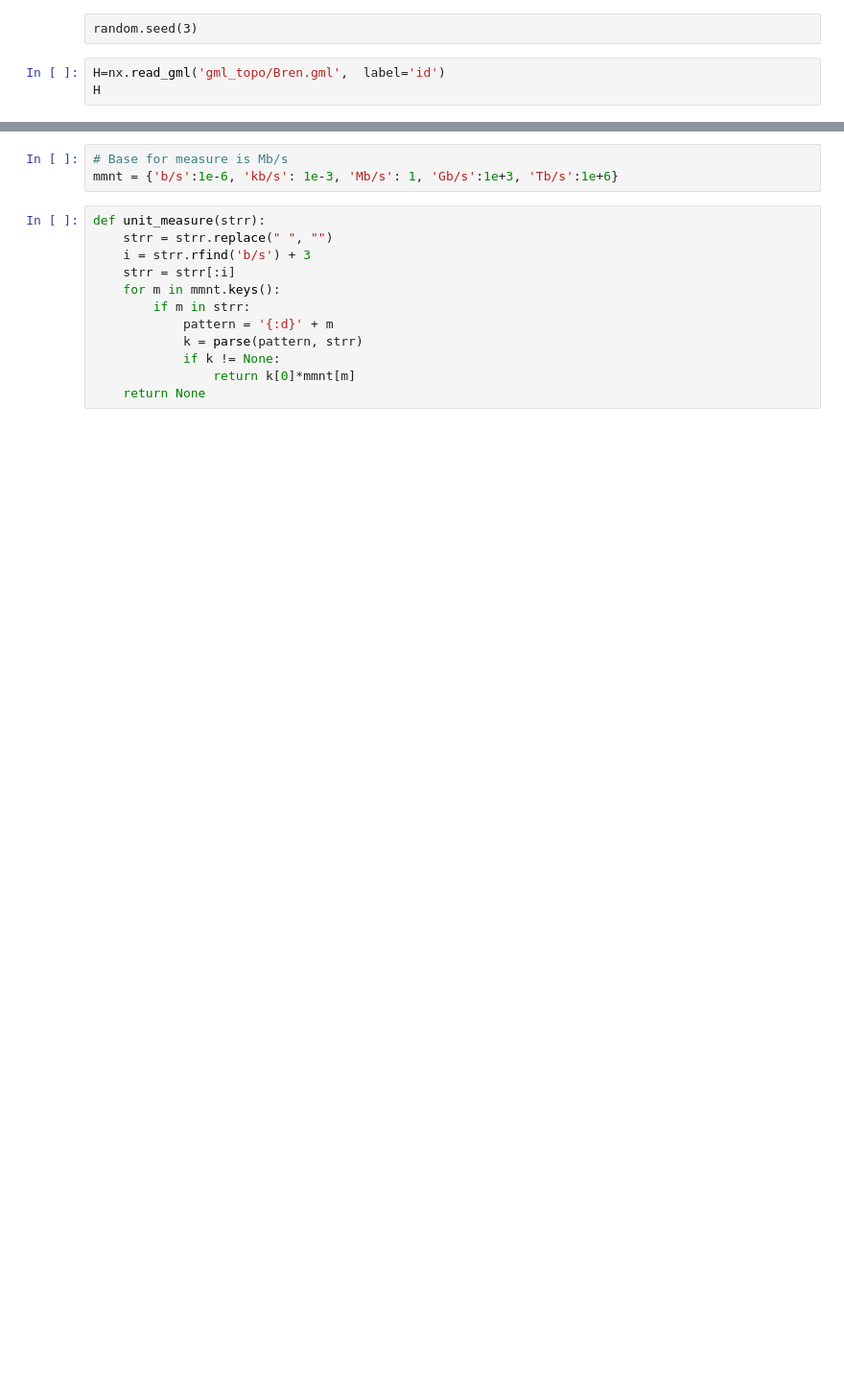
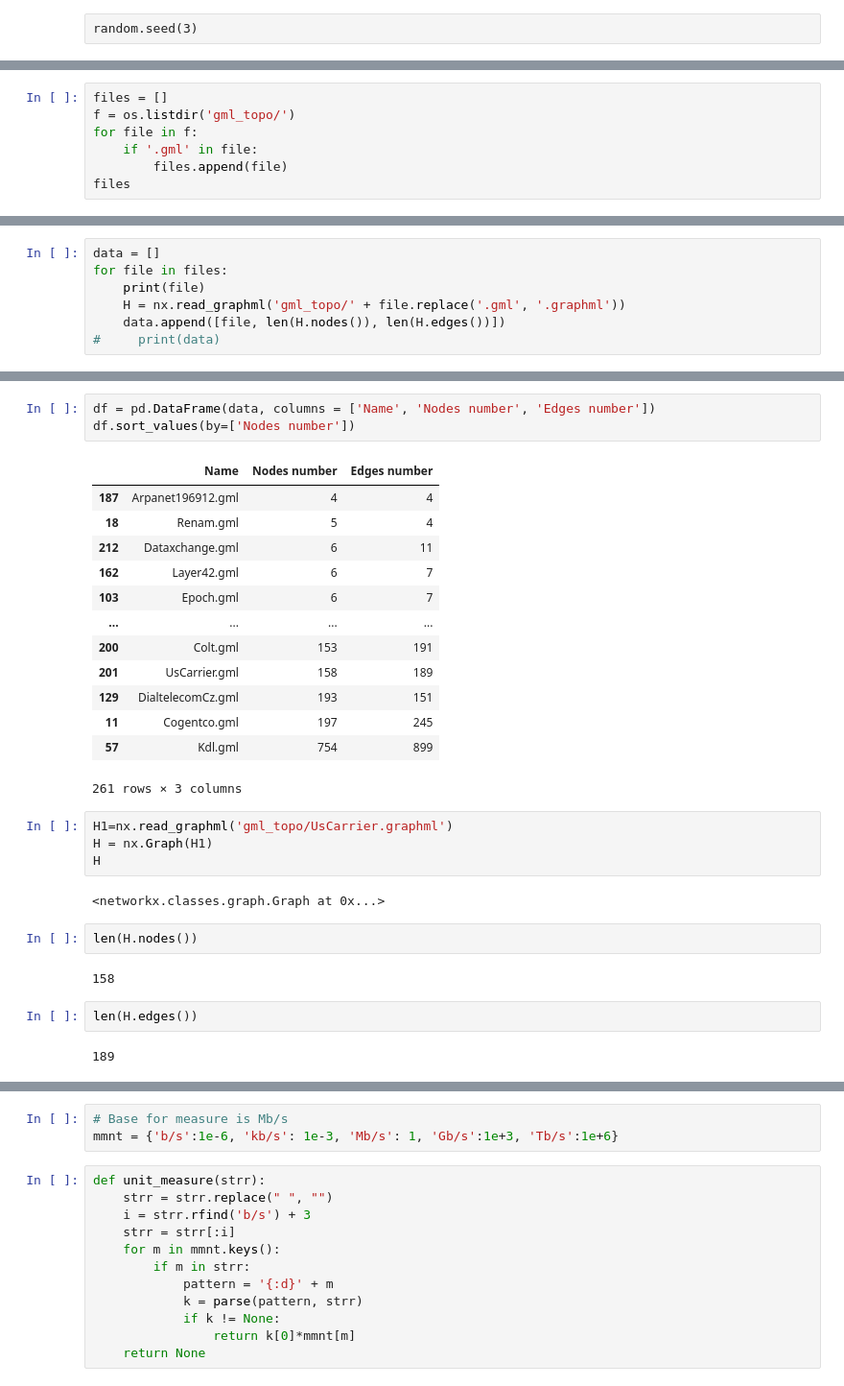
Before and after one commit to A13Chernysheva/BoD, a Jupyter notebook: Main.ipynb, the cells around one changed output, grey strips where cells are left out. Shown: that part at 96% size. Cells and saved outputs as stored; diff of their text form; blank space fills up the shorter version.

```diff
--- a/Main.ipynb
+++ b/Main.ipynb
@@ -14,5 +17,2 @@ import json
 # %% [raw]
 random.seed(3)
-# %%
-H=nx.read_gml('gml_topo/Bren.gml',  label='id')
-H
@@ -20,0 +19,7 @@ H
+# %%
+files = []
+f = os.listdir('gml_topo/')
+for file in f:
+    if '.gml' in file:
+        files.append(file)
+files
@@ -20,0 +44,7 @@ H
+# %%
+data = []
+for file in files:
+    print(file)
+    H = nx.read_graphml('gml_topo/' + file.replace('.gml', '.graphml'))
+    data.append([file, len(H.nodes()), len(H.edges())])
+#     print(data)
@@ -20,0 +89,31 @@ H
+# %%
+df = pd.DataFrame(data, columns = ['Name', 'Nodes number', 'Edges number'])
+df.sort_values(by=['Nodes number'])
+# %% [output]
+|  | Name | Nodes number | Edges number |
+| 187 | Arpanet196912.gml | 4 | 4 |
+| 18 | Renam.gml | 5 | 4 |
+| 212 | Dataxchange.gml | 6 | 11 |
+| 162 | Layer42.gml | 6 | 7 |
+| 103 | Epoch.gml | 6 | 7 |
+| ... | ... | ... | ... |
+| 200 | Colt.gml | 153 | 191 |
+| 201 | UsCarrier.gml | 158 | 189 |
+| 129 | DialtelecomCz.gml | 193 | 151 |
+| 11 | Cogentco.gml | 197 | 245 |
+| 57 | Kdl.gml | 754 | 899 |
+261 rows × 3 columns
+# %%
+H1=nx.read_graphml('gml_topo/UsCarrier.graphml')
+H = nx.Graph(H1)
+H
+# %% [output]
+<networkx.classes.graph.Graph at 0x...>
+# %%
+len(H.nodes())
+# %% [output]
+158
+# %%
+len(H.edges())
+# %% [output]
+189
```
Also changed, not shown: parts of 26 cells of this notebook, 5 other files.
